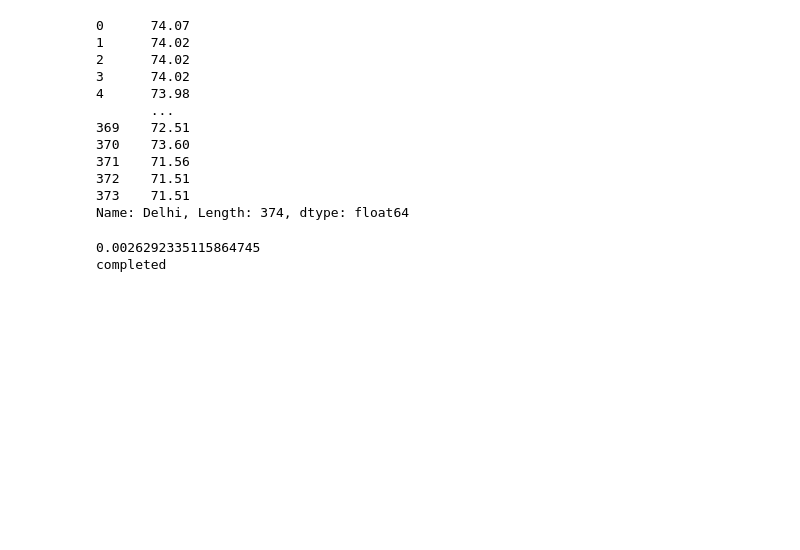
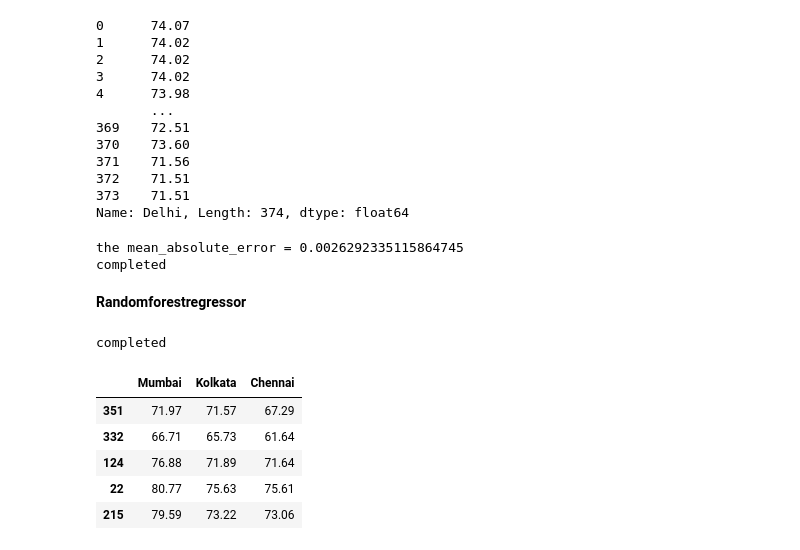
Before and after one commit to venkateswararao7/BASIC-ML, a Jupyter notebook: petrol_data.ipynb, the cells around one changed output. Cells and saved outputs as stored; diff of their text form; code cells hidden in the pictures; blank space fills up the shorter version.

```diff
--- a/petrol_data.ipynb
+++ b/petrol_data.ipynb
@@ -158,8 +173,26 @@ Name: Delhi, Length: 374, dtype: float64
 # %%
 from sklearn.metrics import mean_absolute_error
 predicted_petrol_prize=data_model.predict(x)
+print("the mean_absolute_error = ",end="")
 print(mean_absolute_error(y,predicted_petrol_prize))
 print('completed')
 # %% [output]
-0.0026292335115864745
+the mean_absolute_error = 0.0026292335115864745
 completed
+# %% [markdown]
+**Randomforestregressor**
+# %%
+from sklearn.model_selection import train_test_split
+train_x,val_x,train_y,val_y=train_test_split(x,y,random_state=0)
+print("completed")
+# %% [output]
+completed
+# %%
+train_x.head()
+# %% [output]
+|  | Mumbai | Kolkata | Chennai |
+| 351 | 71.97 | 71.57 | 67.29 |
+| 332 | 66.71 | 65.73 | 61.64 |
+| 124 | 76.88 | 71.89 | 71.64 |
+| 22 | 80.77 | 75.63 | 75.61 |
+| 215 | 79.59 | 73.22 | 73.06 |
```
Also changed, not shown: parts of 8 cells of this notebook.
